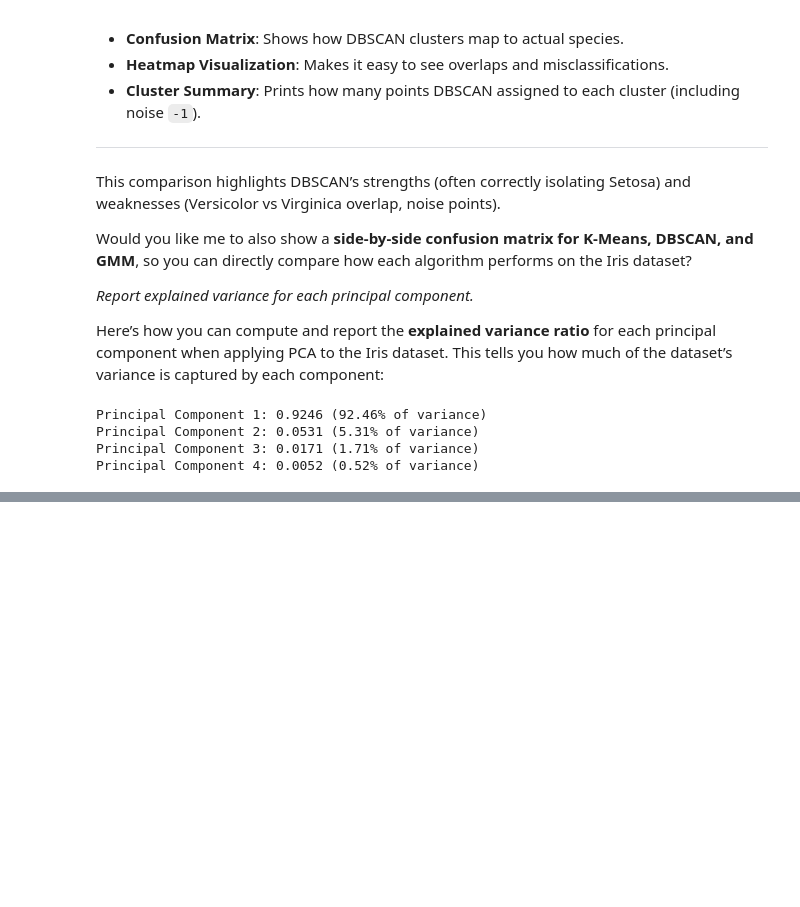
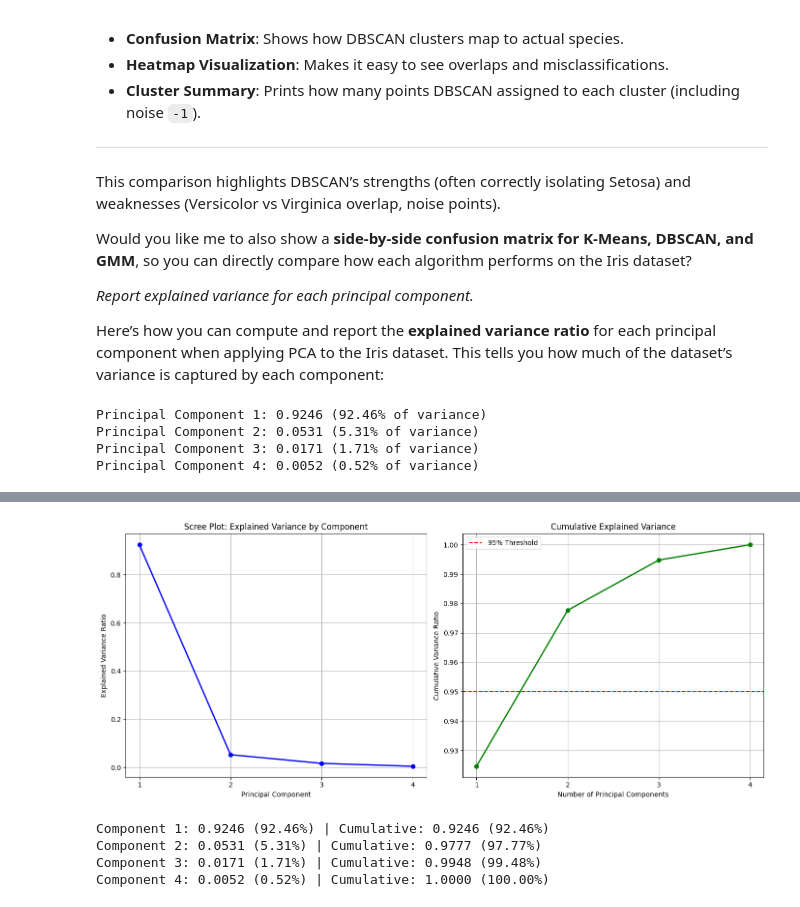
Before and after one commit to Tenchumaru/notebooks, a Jupyter notebook: Week 3.ipynb, the cells around one changed output, grey strips where cells are left out. Cells and saved outputs as stored; diff of their text form; code cells hidden in the pictures; blank space fills up the shorter version.

```diff
--- a/Week 3.ipynb
+++ b/Week 3.ipynb
@@ -717,0 +943,53 @@ Would you like me to also generate a **scree plot** (explained variance vs. numb
+# %%
+import matplotlib.pyplot as plt
+from sklearn.datasets import load_iris
+from sklearn.decomposition import PCA
+import numpy as np
+
+# Load the Iris dataset
+iris = load_iris()
+X = iris.data
+
+# Apply PCA
+pca = PCA(n_components=4)  # Iris has 4 features
+pca.fit(X)
+
+# Explained variance ratio
+explained_variance = pca.explained_variance_ratio_
+cumulative_variance = np.cumsum(explained_variance)
+
+# Create side-by-side plots
+fig, axes = plt.subplots(1, 2, figsize=(14, 6))
+
+# Scree plot
+axes[0].plot(range(1, len(explained_variance) + 1), explained_variance,
+             'o-', linewidth=2, color='blue')
+axes[0].set_title("Scree Plot: Explained Variance by Component")
+axes[0].set_xlabel("Principal Component")
+axes[0].set_ylabel("Explained Variance Ratio")
+axes[0].set_xticks(range(1, len(explained_variance) + 1))
+axes[0].grid(True)
+
+# Cumulative variance plot
+axes[1].plot(range(1, len(cumulative_variance) + 1), cumulative_variance,
+             'o-', linewidth=2, color='green')
+axes[1].axhline(y=0.95, color='red', linestyle='--', label='95% Threshold')
+axes[1].set_title("Cumulative Explained Variance")
+axes[1].set_xlabel("Number of Principal Components")
+axes[1].set_ylabel("Cumulative Variance Ratio")
+axes[1].set_xticks(range(1, len(cumulative_variance) + 1))
+axes[1].legend()
+axes[1].grid(True)
+
+plt.tight_layout()
+plt.show()
+
+# Print explained and cumulative variance
+for i, (var, cum) in enumerate(zip(explained_variance, cumulative_variance), start=1):
+    print(f"Component {i}: {var:.4f} ({var*100:.2f}%) | Cumulative: {cum:.4f} ({cum*100:.2f}%)")
+# %% [output]
+[figure, added]
+Component 1: 0.9246 (92.46%) | Cumulative: 0.9246 (92.46%)
+Component 2: 0.0531 (5.31%) | Cumulative: 0.9777 (97.77%)
+Component 3: 0.0171 (1.71%) | Cumulative: 0.9948 (99.48%)
+Component 4: 0.0052 (0.52%) | Cumulative: 1.0000 (100.00%)
```
Also changed, not shown: parts of 8 cells of this notebook.
